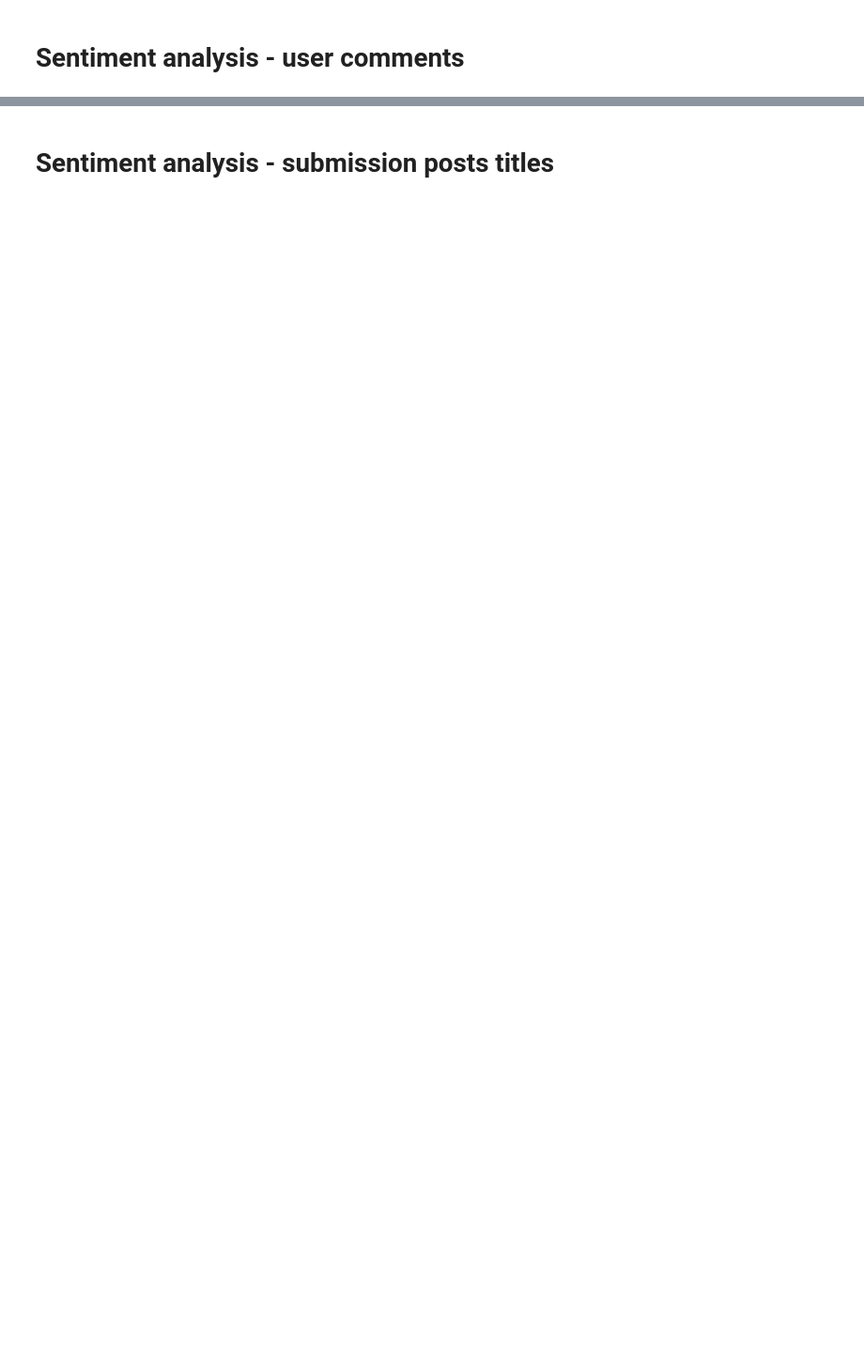
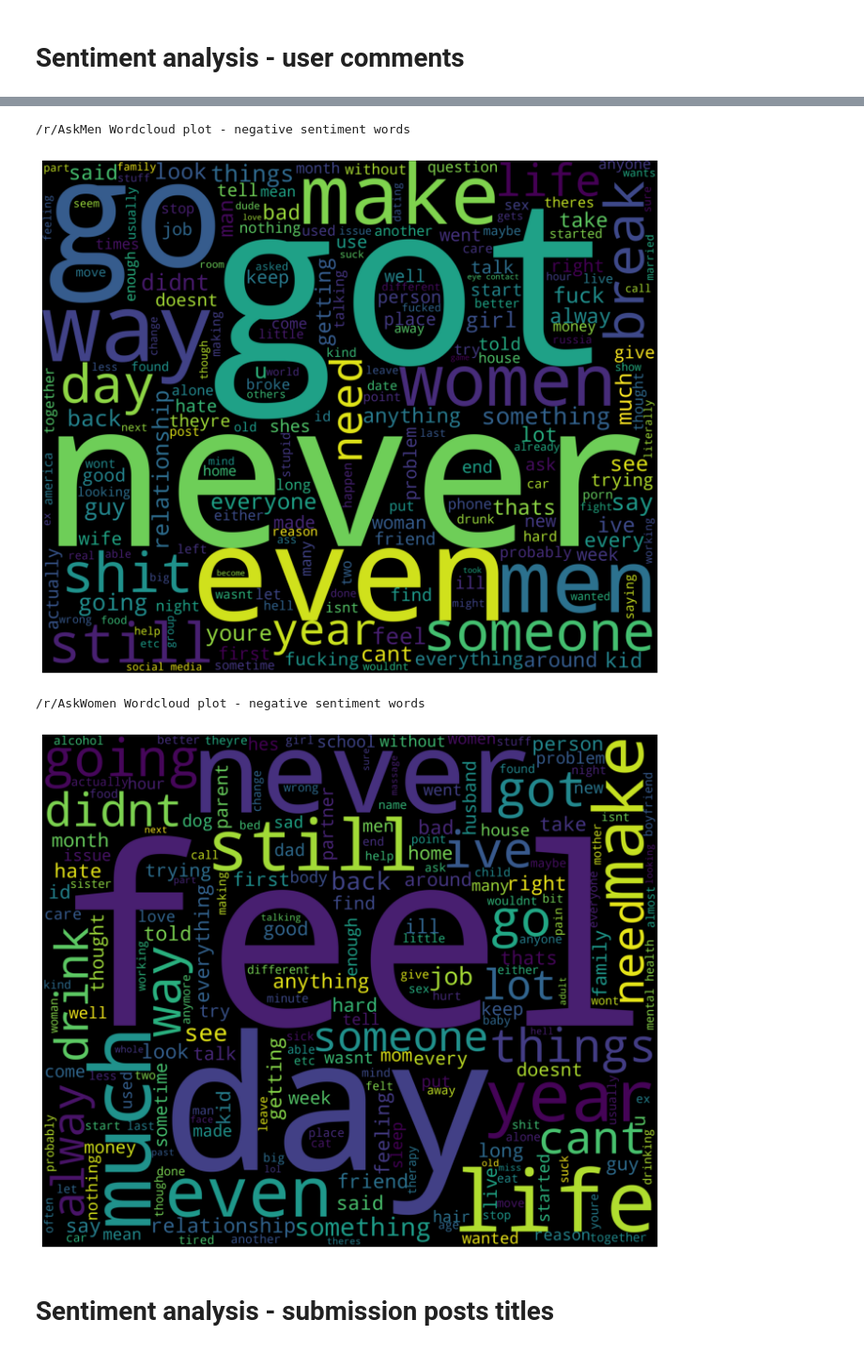
Before and after one commit to kgronek3/TMSMM_Project, a Jupyter notebook: 4_sentimental_analysis.ipynb, the cells around one changed output, grey strips where cells are left out. Shown at 94% size. Drawn from its saved outputs; the diff is of its cells as text; code cells hidden in the pictures; blank space fills up the shorter version.

```diff
--- a/4_sentimental_analysis.ipynb
+++ b/4_sentimental_analysis.ipynb
@@ -95,3 +257,33 @@ men
+# %%
+## Negative wordclouds
+# Men word cloud - comments
+wordcloud_men = WordCloud(stopwords=stopwords,
+                      background_color='black',
+                      width=3000,
+                      height=2500
+                     ).generate(cleaned_words_men_negative)
+plt.figure(1,figsize=(12, 12))
+plt.imshow(wordcloud_men)
+plt.axis('off')
+print("/r/AskMen Wordcloud plot - negative sentiment words")
+plt.show();
+
+# Women word cloud - comments
+wordcloud_women = WordCloud(stopwords=stopwords,
+                      background_color='black',
+                      width=3000,
+                      height=2500
+                     ).generate(cleaned_words_women_negative)
+plt.figure(1,figsize=(12, 12))
+plt.imshow(wordcloud_women)
+plt.axis('off')
+print("/r/AskWomen Wordcloud plot - negative sentiment words")
+plt.show();
+# %% [output]
+/r/AskMen Wordcloud plot - negative sentiment words
+[figure, added]
+/r/AskWomen Wordcloud plot - negative sentiment words
+[figure, added]
 # %% [markdown]
 # Sentiment analysis - submission posts titles
 # %% [markdown]
```
Also changed, not shown: parts of 25 cells of this notebook, 5 other files.
